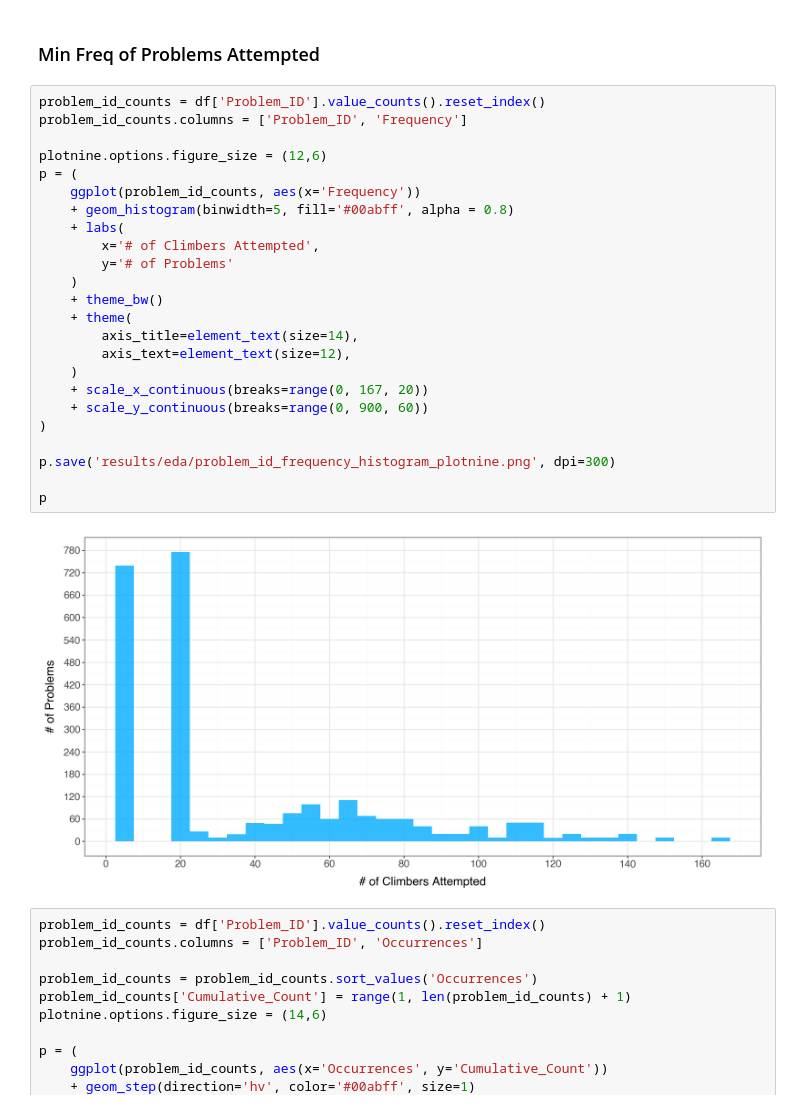
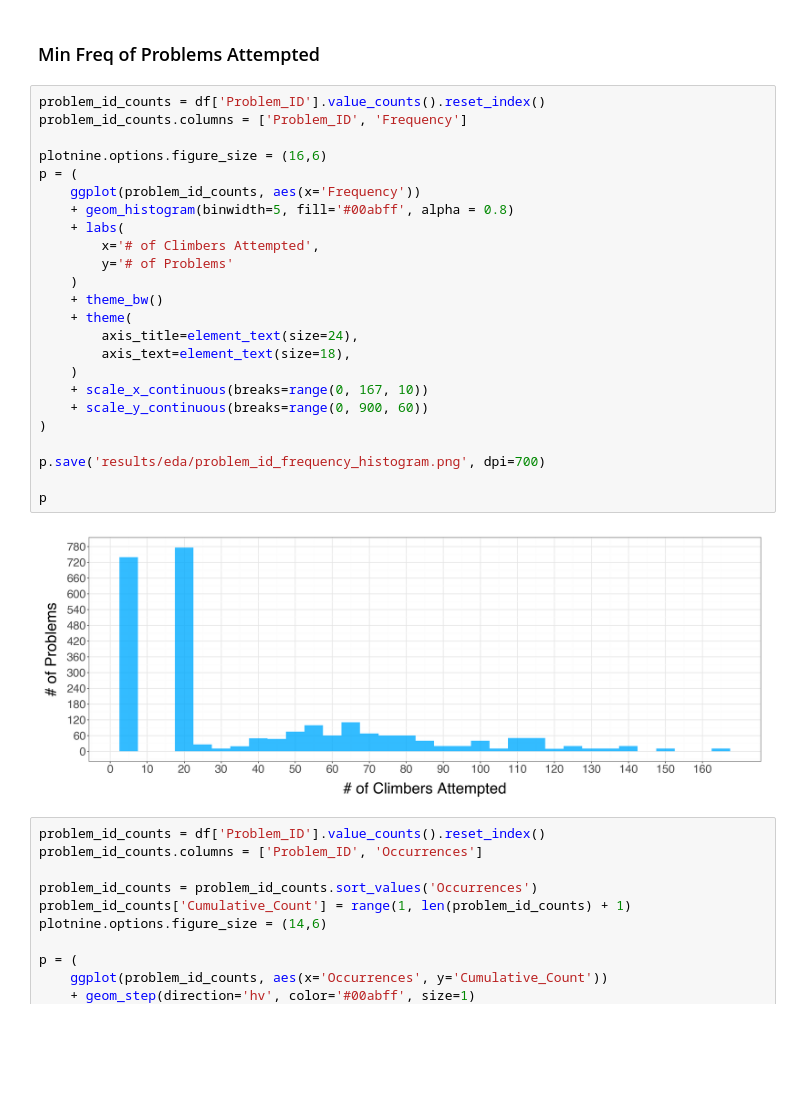
Before and after one commit to baronet2/boulder2vec, a Jupyter notebook: eda.ipynb, the cells around one changed output. Saved outputs shown, nothing was run; the diff lists cells and outputs as text; blank space fills up the shorter version.

Commit message:
eda figures

```diff
--- a/eda.ipynb
+++ b/eda.ipynb
@@ -78,29 +71,29 @@ p
 # %%
 problem_id_counts = df['Problem_ID'].value_counts().reset_index()
 problem_id_counts.columns = ['Problem_ID', 'Frequency']
 
-plotnine.options.figure_size = (12,6)
+plotnine.options.figure_size = (16,6)
 p = (
     ggplot(problem_id_counts, aes(x='Frequency'))
     + geom_histogram(binwidth=5, fill='#00abff', alpha = 0.8)
     + labs(
         x='# of Climbers Attempted',
         y='# of Problems'
     )
     + theme_bw()
     + theme(
-        axis_title=element_text(size=14),
-        axis_text=element_text(size=12),
+        axis_title=element_text(size=24),
+        axis_text=element_text(size=18),
     )
-    + scale_x_continuous(breaks=range(0, 167, 20))
+    + scale_x_continuous(breaks=range(0, 167, 10))
     + scale_y_continuous(breaks=range(0, 900, 60))
 )
 
-p.save('results/eda/problem_id_frequency_histogram_plotnine.png', dpi=300)
+p.save('results/eda/problem_id_frequency_histogram.png', dpi=700)
 
 p
 # %% [output]
-[figure, old version]
+[figure, new version]
 # %%
 problem_id_counts = df['Problem_ID'].value_counts().reset_index()
 problem_id_counts.columns = ['Problem_ID', 'Occurrences']
```
Also changed, not shown: parts of 2 cells of this notebook, 4 other files.
